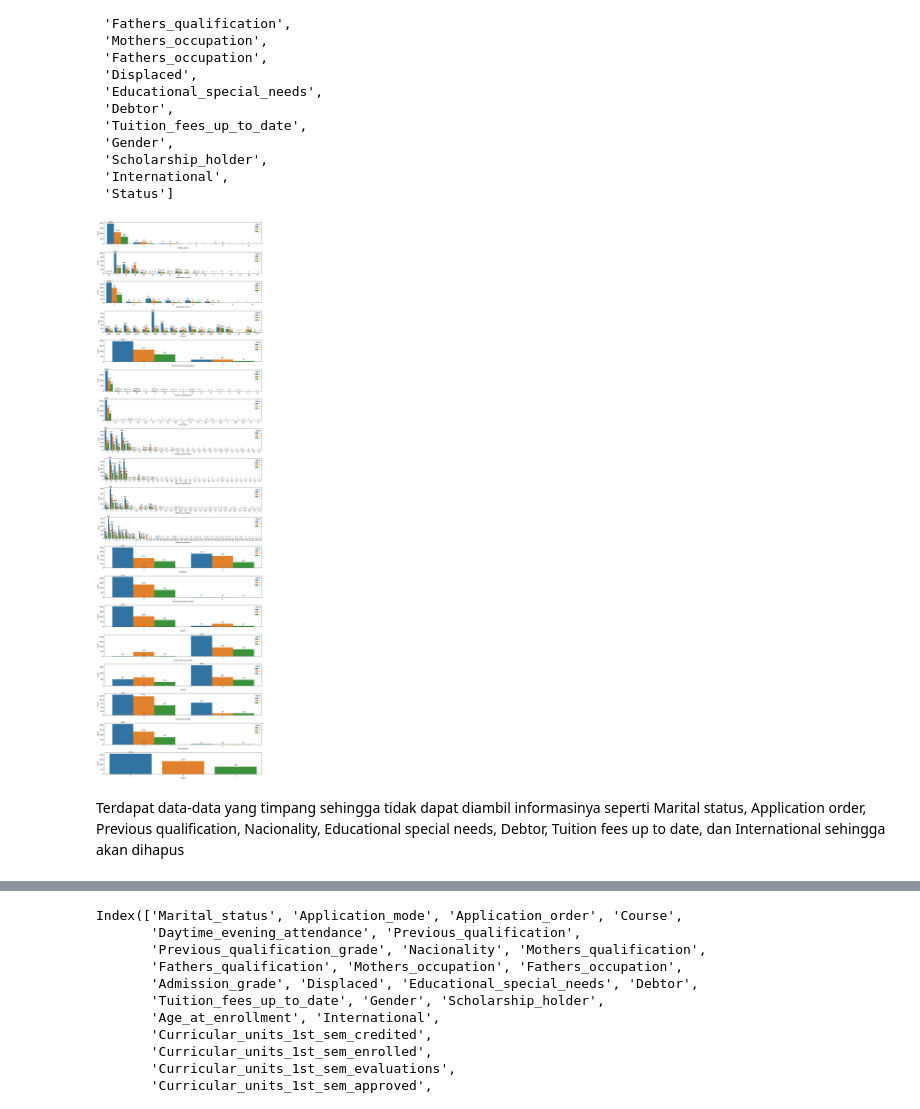
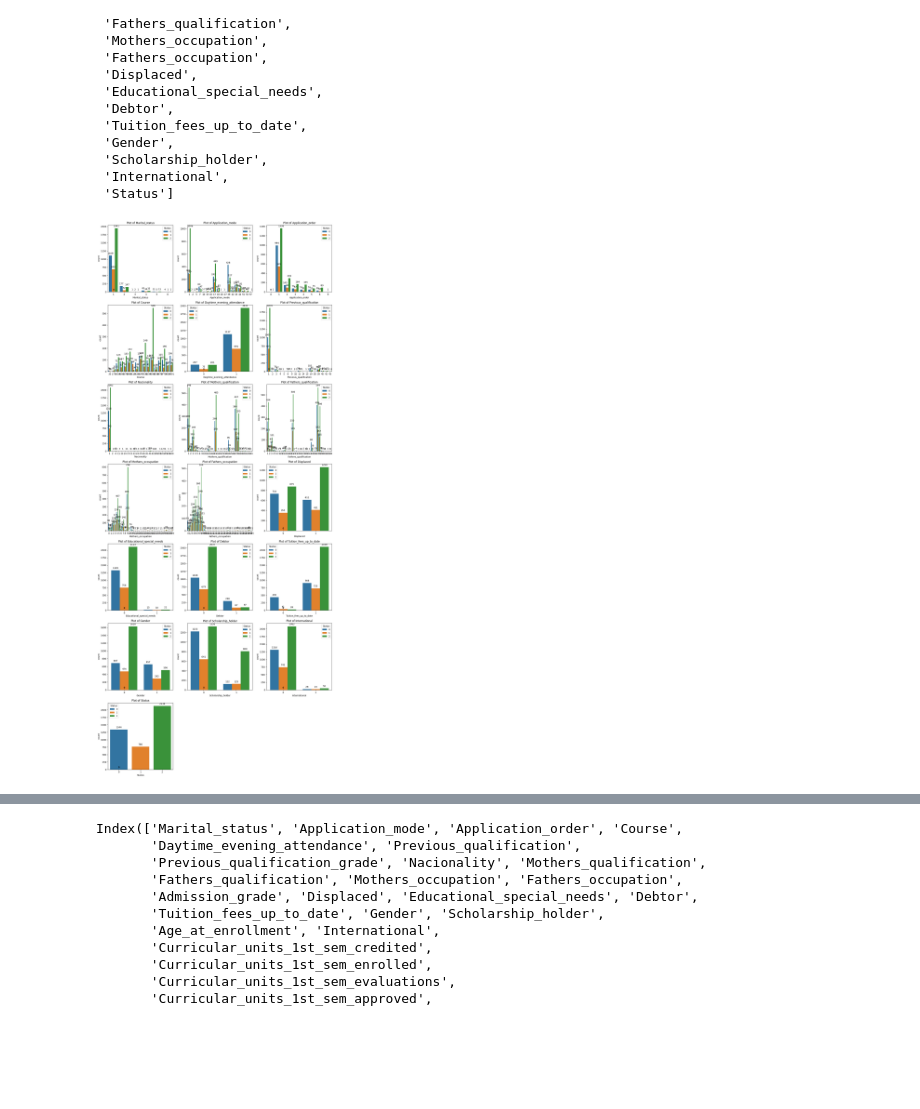
Before and after one commit to agummds/DS_Students_Performance, a Jupyter notebook: DS_CaseStudy_Agum_Medisa.ipynb, the cells around one changed output, grey strips where cells are left out. Drawn from its saved outputs; the diff is of its cells as text; code cells hidden in the pictures; blank space fills up the shorter version.

```diff
--- a/DS_CaseStudy_Agum_Medisa.ipynb
+++ b/DS_CaseStudy_Agum_Medisa.ipynb
@@ -353,3 +336,3 @@ columns_to_convert = ['Marital_status', 'Application_mode', 'Application_order',
-# %%
-# Ubah tipe data kolom-kolom yang diinginkan menjadi string
-df[columns_to_convert] = df[columns_to_convert].astype(str)
+# %%
+df[columns_to_check] = df[columns_to_check].astype('category')
+print(df[columns_to_check].dtypes)
@@ -377,9 +381,10 @@ memory usage: 1.2+ MB
 # %% [markdown]
 ##### Feature Engineering
 # %%
-# Melihat Rasio Unit yang Disetujui
-df['Ratio_approved_1st_sem'] = df['Curricular_units_1st_sem_approved'] / df['Curricular_units_1st_sem_enrolled']
-df['Ratio_approved_2nd_sem'] = df['Curricular_units_2nd_sem_approved'] / df['Curricular_units_2nd_sem_enrolled']
+df = df.assign(
+    Ratio_approved_1st_sem = df['Curricular_units_1st_sem_approved'] / df['Curricular_units_1st_sem_enrolled'],
+    Ratio_approved_2nd_sem = df['Curricular_units_2nd_sem_approved'] / df['Curricular_units_2nd_sem_enrolled']
+)
 # %%
 # Melihat deskripsi data
 df.describe(include='all')
@@ -484,8 +512,8 @@ memory usage: 1.2+ MB
 # %% [markdown]
 ##### Exploratory Data Analysis
 # %%
-# Melihat semua data yang memiliki tipe data kategori
-categorical = df.select_dtypes(include=['object']).columns.tolist()
+category_type = 'category'
+categorical = df.select_dtypes(include=[category_type]).columns.tolist()
 categorical
 # %% [output]
 ['Marital_status',
@@ -508,36 +536,38 @@ categorical
  'International',
  'Status']
 # %%
-# Melihat plot kategori
-def categorical_plot(features, df, segment_feature=None):
-    fig, ax = plt.subplots(len(features), 1, figsize=(15, 50))
+def categorical_plot_subplots(features, df, segment_feature=None):
+    # Tentukan jumlah baris dan kolom secara dinamis berdasarkan jumlah fitur
+    n_cols = 3  # Tentukan jumlah kolom
+    n_rows = (len(features) // n_cols) + (1 if len(features) % n_cols != 0 else 0)
 
-    # Iterasi melalui setiap feature untuk membuat plot
+    fig, axes = plt.subplots(n_rows, n_cols, figsize=(15, 5*n_rows))
+    axes = axes.flatten()  # Rata-rata array axes agar mudah diakses
+
     for i, feature in enumerate(features):
+        ax = axes[i]
+        # Plot dengan atau tanpa hue
         if segment_feature:
-            # Jika ada segment_feature, plot dengan hue di subplot yang sesuai
-            sns.countplot(data=df, x=feature, hue=segment_feature, ax=ax[i])
+            sns.countplot(data=df, x=feature, hue=segment_feature, ax=ax)
         else:
-            # Jika tidak ada segment_feature, plot tanpa hue di subplot yang lain
-            sns.countplot(data=df, x=feature, ax=ax[i])
+            sns.countplot(data=df, x=feature, ax=ax)
 
-        # Tambahkan teks di atas setiap bar dalam plot
-        for p in ax[i].patches:
-            ax[i].annotate(format(p.get_height(), '.0f'),
-                           (p.get_x() + p.get_width() / 2., p.get_height()),
-                           ha='center', va='center',
-                           xytext=(0, 10),
-                           textcoords='offset points')
+        # Menambahkan teks di atas setiap bar
+        for p in ax.patches:
+            ax.annotate(format(p.get_height(), '.0f'),
+                        (p.get_x() + p.get_width() / 2., p.get_height()),
+                        ha='center', va='center',
+                        xytext=(0, 10), textcoords='offset points')
+
+        ax.set_title(f'Plot of {feature}')
+
+    # Hapus sisa axes jika fitur lebih sedikit dari subplot yang dibuat
+    for j in range(i+1, len(axes)):
+        fig.delaxes(axes[j])
 
     plt.tight_layout()
     plt.show()
 
-categorical_plot(
-    features=categorical,
-    df=df,
-    segment_feature='Status'
-)
+categorical_plot_subplots(features=categorical, df=df, segment_feature='Status')
 # %% [output]
-[figure, old version]
+[figure, new version]
-# %% [markdown]
-Terdapat data-data yang timpang sehingga tidak dapat diambil informasinya seperti Marital status, Application order, Previous qualification, Nacionality, Educational special needs, Debtor, Tuition fees up to date, dan International sehingga akan dihapus
```
Also changed, not shown: parts of 80 cells of this notebook, 2 other files.
